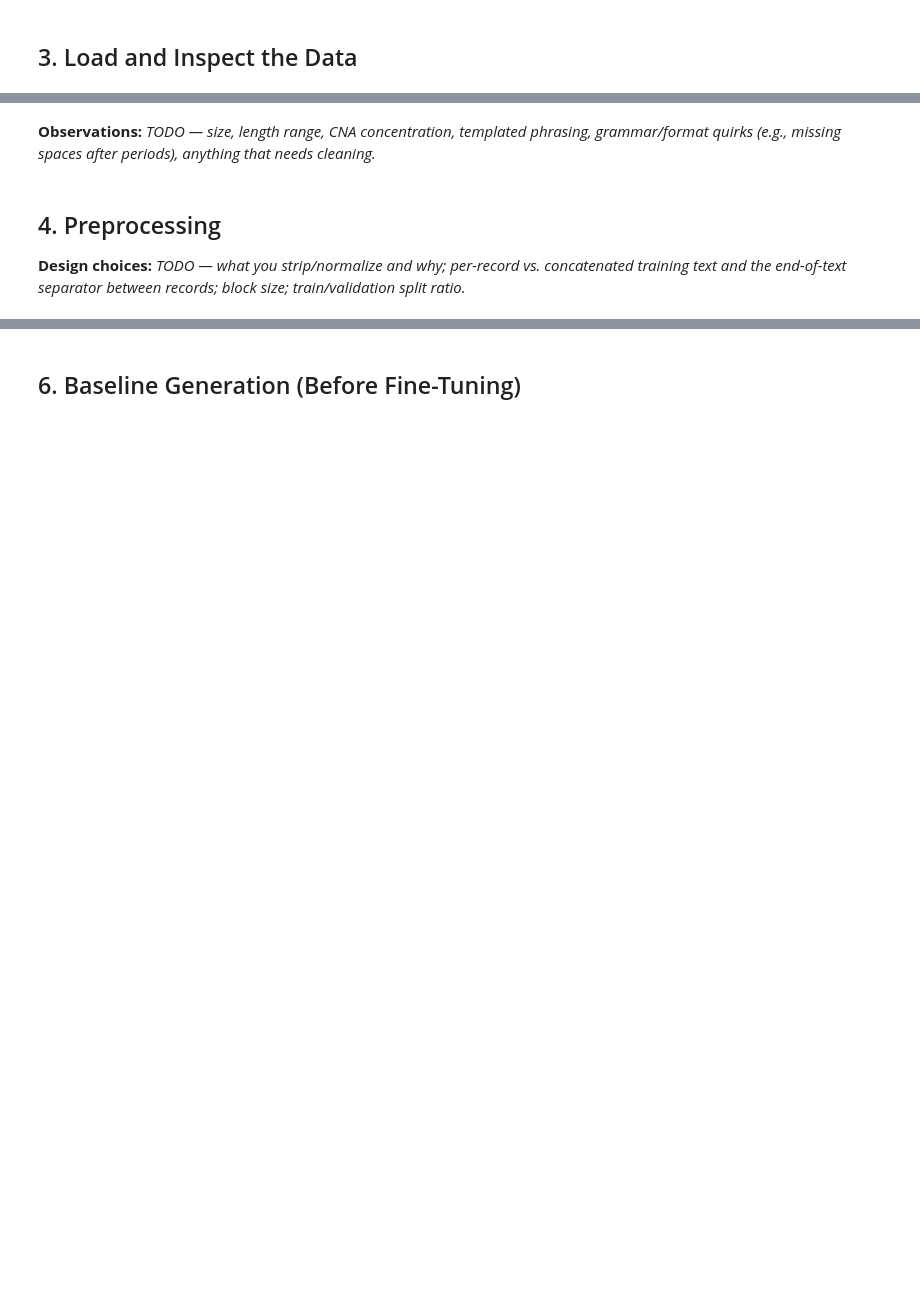
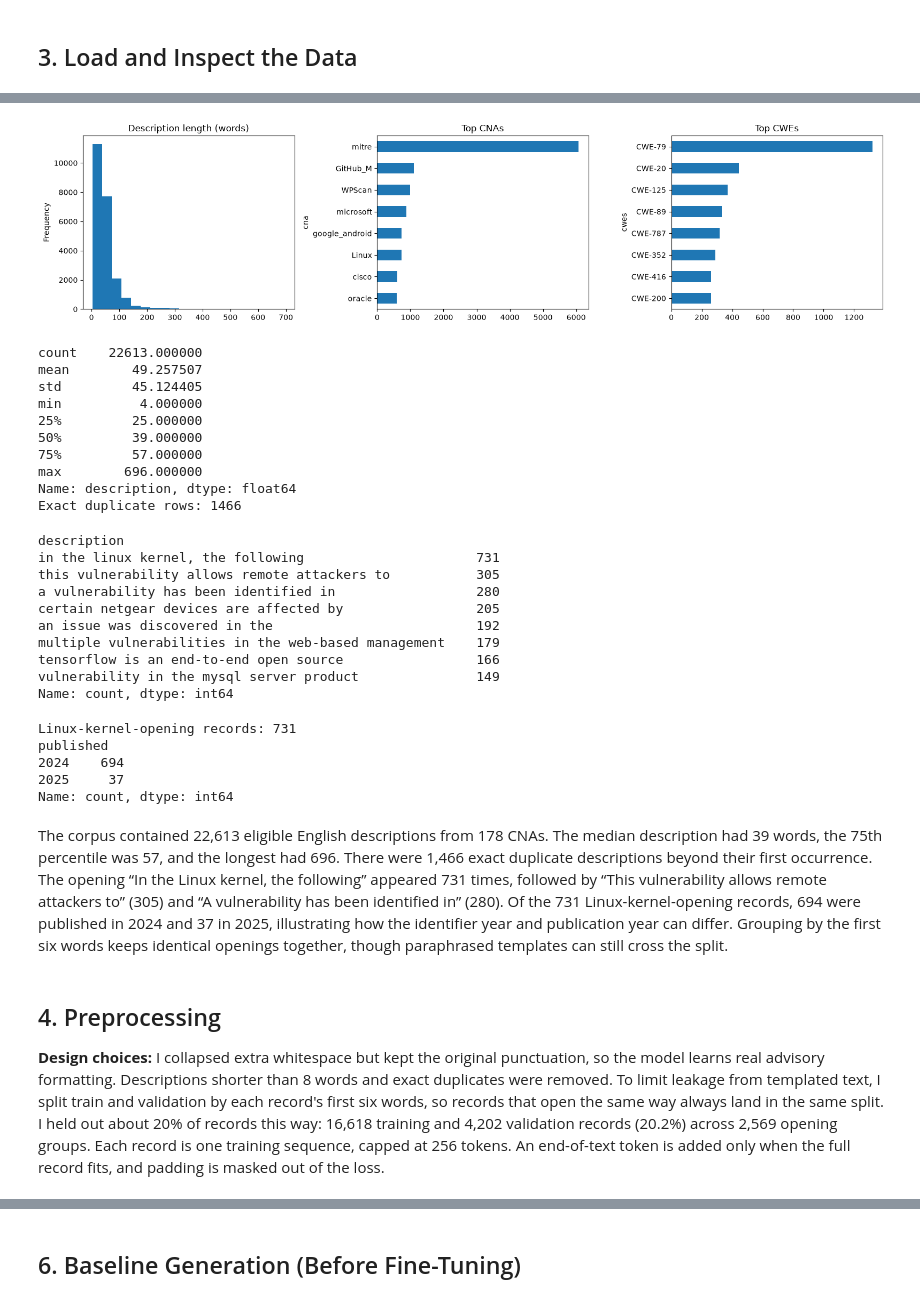
Before and after one commit to vutran-us/generative-ai-applications-project, a Jupyter notebook: generative_model.ipynb, the cells around one changed output, grey strips where cells are left out. Saved outputs shown, nothing was run; the diff lists cells and outputs as text; code cells hidden in the pictures; blank space fills up the shorter version.

```diff
--- a/generative_model.ipynb
+++ b/generative_model.ipynb
@@ -46,10 +144,52 @@ _TODO: why this data suits a generative task (human-written by CNAs, consistent
 # %%
-# TODO: plot description length distribution (words)
-# TODO: plot top-N CNAs and top-N problem types / CWEs
-# TODO: count exact-duplicate and near-template descriptions
+fig, axes = plt.subplots(1, 3, figsize=(16, 4))
+words = df.description.str.split().str.len()
+words.plot.hist(ax=axes[0], bins=20, title='Description length (words)')
+df.cna.value_counts().head(8).sort_values().plot.barh(ax=axes[1], title='Top CNAs')
+cwe_counts = df.cwes.explode().value_counts().head(8)
+if not cwe_counts.empty:
+    cwe_counts.sort_values().plot.barh(ax=axes[2], title='Top CWEs')
+fig.tight_layout()
+plt.show()
+print(words.describe())
+print('Exact duplicate rows:', df.description.duplicated().sum())
+prefixes = df.description.str.lower().str.split().str[:6].str.join(' ')
+display(prefixes.value_counts().loc[lambda counts: counts > 1].head(8))
+# %% [output]
+[figure, added]
+count    22613.000000
+mean        49.257507
+std         45.124405
+min          4.000000
+25%         25.000000
+50%         39.000000
+75%         57.000000
+max        696.000000
+Name: description, dtype: float64
+Exact duplicate rows: 1466
+description
+in the linux kernel, the following                      731
+this vulnerability allows remote attackers to           305
+a vulnerability has been identified in                  280
+certain netgear devices are affected by                 205
+an issue was discovered in the                          192
+multiple vulnerabilities in the web-based management    179
+tensorflow is an end-to-end open source                 166
+vulnerability in the mysql server product               149
+Name: count, dtype: int64
+# %%
+linux = df[df.description.str.startswith('In the Linux kernel, the following')]
+print('Linux-kernel-opening records:', len(linux))
+print(linux.published.str[:4].value_counts().sort_index())
+# %% [output]
+Linux-kernel-opening records: 731
+published
+2024    694
+2025     37
+Name: count, dtype: int64
 # %% [markdown]
-**Observations:** _TODO — size, length range, CNA concentration, templated phrasing, grammar/format quirks (e.g., missing spaces after periods), anything that needs cleaning._
+The corpus contained 22,613 eligible English descriptions from 178 CNAs. The median description had 39 words, the 75th percentile was 57, and the longest had 696. There were 1,466 exact duplicate descriptions beyond their first occurrence. The opening “In the Linux kernel, the following” appeared 731 times, followed by “This vulnerability allows remote attackers to” (305) and “A vulnerability has been identified in” (280). Of the 731 Linux-kernel-opening records, 694 were published in 2024 and 37 in 2025, illustrating how the identifier year and publication year can differ. Grouping by the first six words keeps identical openings together, though paraphrased templates can still cross the split.
 # %% [markdown]
 ## 4. Preprocessing
-**Design choices:** _TODO — what you strip/normalize and why; per-record vs. concatenated training text and the end-of-text separator between records; block size; train/validation split ratio._
+**Design choices:** I collapsed extra whitespace but kept the original punctuation, so the model learns real advisory formatting. Descriptions shorter than 8 words and exact duplicates were removed. To limit leakage from templated text, I split train and validation by each record's first six words, so records that open the same way always land in the same split. I held out about 20% of records this way: 16,618 training and 4,202 validation records (20.2%) across 2,569 opening groups. Each record is one training sequence, capped at 256 tokens. An end-of-text token is added only when the full record fits, and padding is masked out of the loss.
 # %%
```
Also changed, not shown: parts of 24 cells of this notebook, 2 other files.
